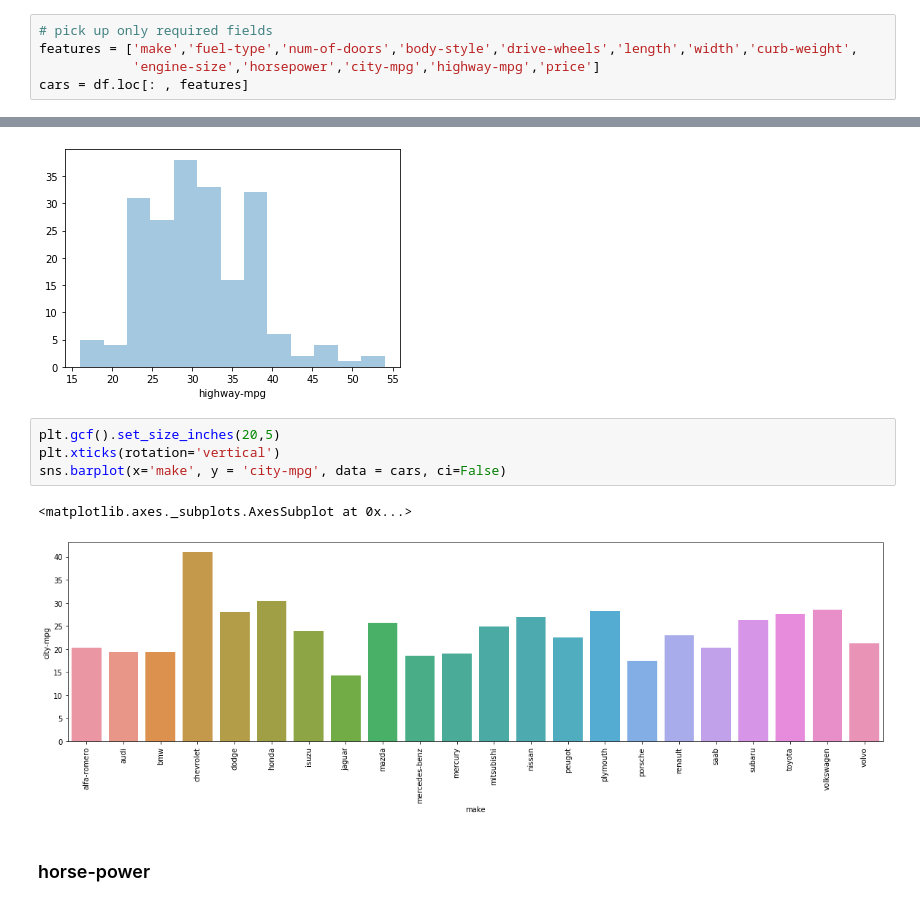
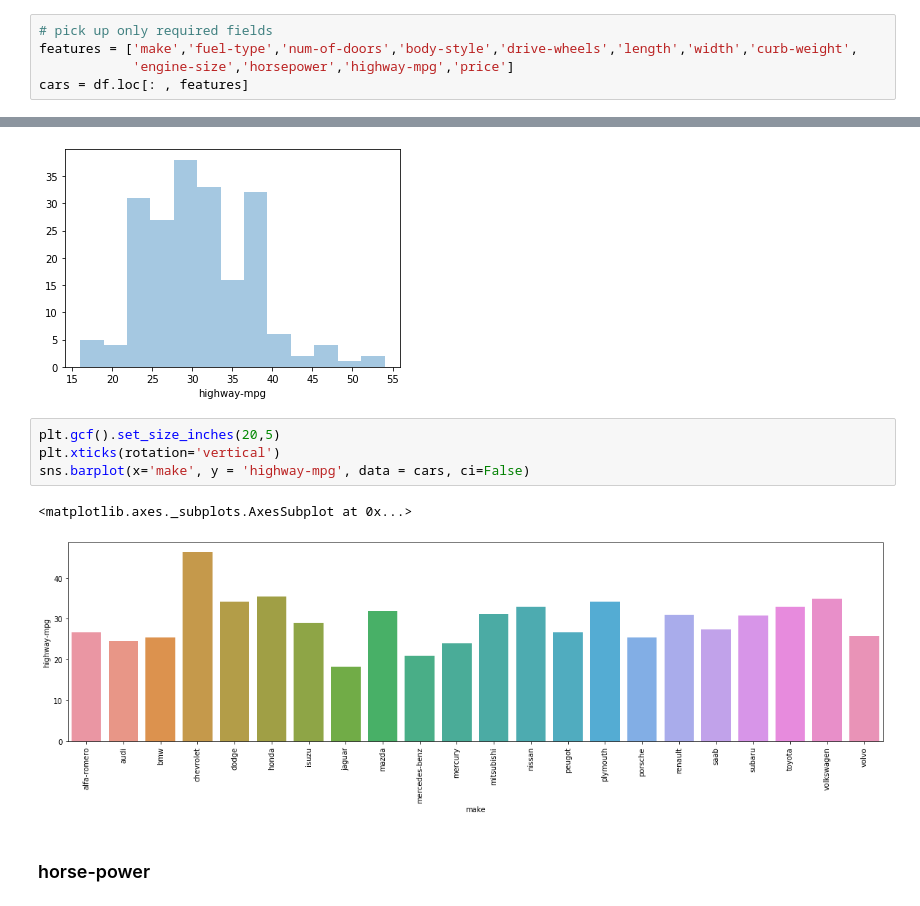
Before and after one commit to srikanthpragada/DS_18_MAY_2020, a Jupyter notebook: car/price_finder.ipynb, the cells around one changed output, grey strips where cells are left out. Saved outputs shown, nothing was run; the diff lists cells and outputs as text.

```diff
--- a/car/price_finder.ipynb
+++ b/car/price_finder.ipynb
@@ -151,7 +151,7 @@ Name: price, dtype: float64
 # %%
 # pick up only required fields
 features = ['make','fuel-type','num-of-doors','body-style','drive-wheels','length','width','curb-weight',
-            'engine-size','horsepower','city-mpg','highway-mpg','price']
+            'engine-size','horsepower','highway-mpg','price']
 cars = df.loc[: , features]
 # %%
 cars.info()
@@ -370,10 +363,10 @@ sns.distplot(cars['highway-mpg'], kde=False)
 # %%
 plt.gcf().set_size_inches(20,5)
 plt.xticks(rotation='vertical')
-sns.barplot(x='make', y = 'city-mpg', data = cars, ci=False)
+sns.barplot(x='make', y = 'highway-mpg', data = cars, ci=False)
 # %% [output]
 <matplotlib.axes._subplots.AxesSubplot at 0x...>
-[figure, old version]
+[figure, new version]
 # %% [markdown]
 ### horse-power
 # %%
```
Also changed, not shown: parts of 20 cells of this notebook, 3 other files.
